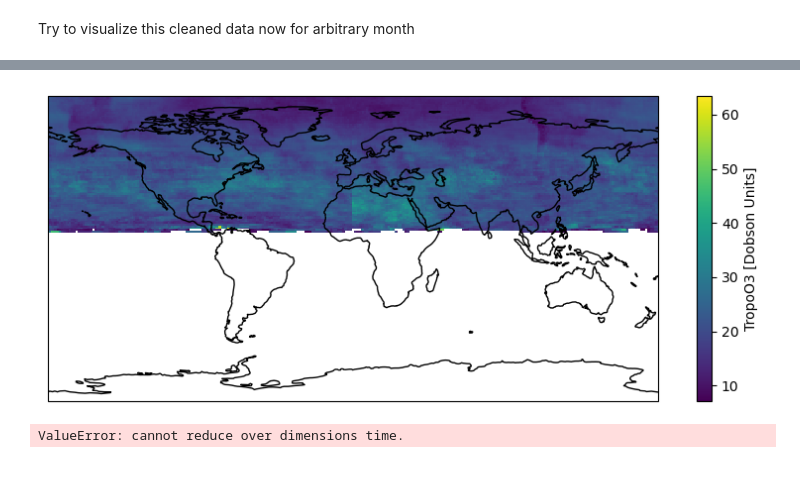
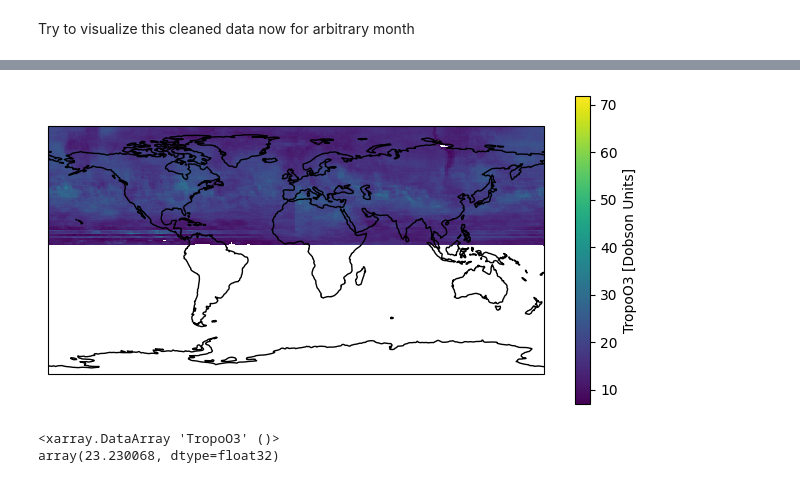
Before and after one commit to monikavc/SOARS_2025, a Jupyter notebook: 300hPa_TOzone_BasicAnalysis.ipynb, the cells around one changed output, grey strips where cells are left out. Drawn from its saved outputs; the diff is of its cells as text; code cells hidden in the pictures.

Commit message:
Worked on the climatology for T O3, gif should be available too

```diff
--- a/300hPa_TOzone_BasicAnalysis.ipynb
+++ b/300hPa_TOzone_BasicAnalysis.ipynb
@@ -32,22 +57,33 @@ Try to visualize this cleaned data now for arbitrary month
 # %%
-ozone_month = dataset["TropoO3"].isel(months=150)
+# plot arbitrary month
+i = 160
+ozone_month = dataset["TropoO3"].isel(months=i)
 
-fig = plt.figure(figsize=(10,4))
-#ax = fig.add_subplot(projection=ccrs.PlateCarree())
+fig = plt.subplots(figsize=(8,4))
 ax = plt.subplot(projection=ccrs.PlateCarree())
 ax.coastlines()
 ax.set_global()
 ozone_month.plot(ax=ax, cmap='viridis', transform=ccrs.PlateCarree())
 
 plt.show()
 # %% [output]
-[figure, old version]
+[figure, new version]
 # %%
-times = pd.date_range(start='2004-10-01', periods=243, freq='MS')
+# create separate datetime64 object, just so we can group ozone by month
 
-ozone_climatology = dataset.groupby('TropoO3').mean(dim='time')
+start_date = '2004-10-01'
+end_date = '2024-12-31'
+total_months_available = len(dataset.months)
 
-january_climatology = ozone_climatology.sel(month=7)
-january_climatology.plot()
+time_coords = pd.date_range(start=start_date, periods=total_months_available, freq='MS')
+
+ozone = dataset['TropoO3']
+
+total_na = ozone.isnull().sum()
+ozone = ozone.assign_coords(time=('months', time_coords))
+monthly_mean = ozone.groupby('time.month').mean('months')
-# %% [output]
-ValueError: cannot reduce over dimensions time.
+# %%
+print(monthly_mean.mean())
+# %% [output]
+<xarray.DataArray 'TropoO3' ()>
+array(23.230068, dtype=float32)
```
Also changed, not shown: parts of 7 cells of this notebook.
